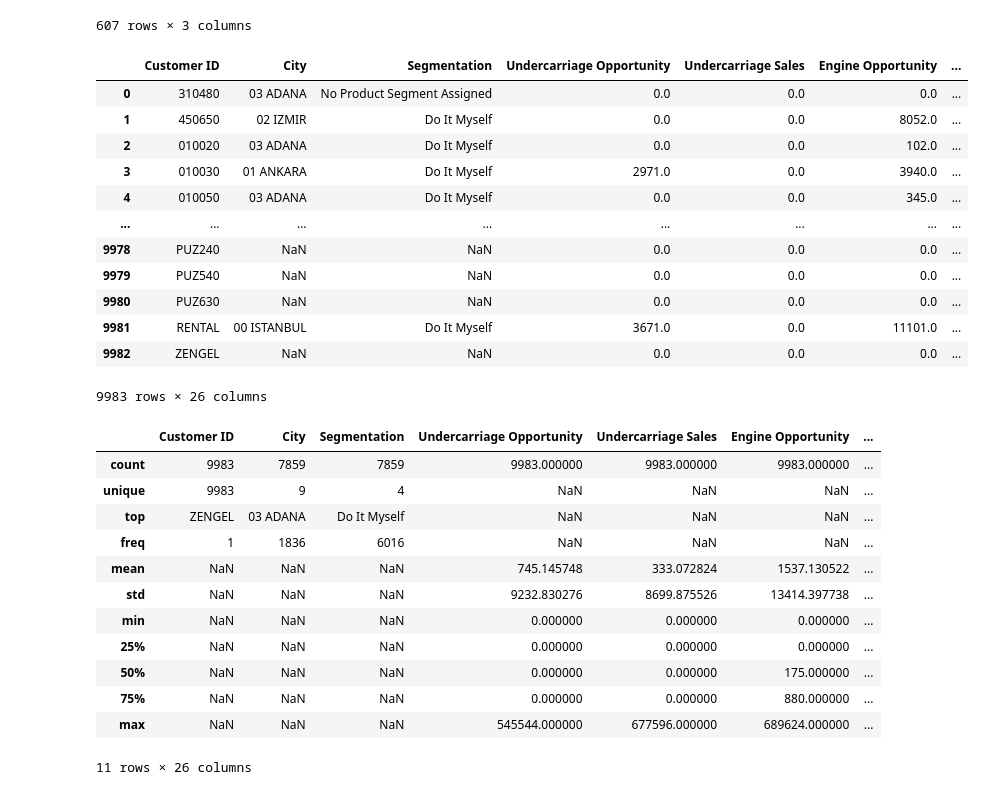
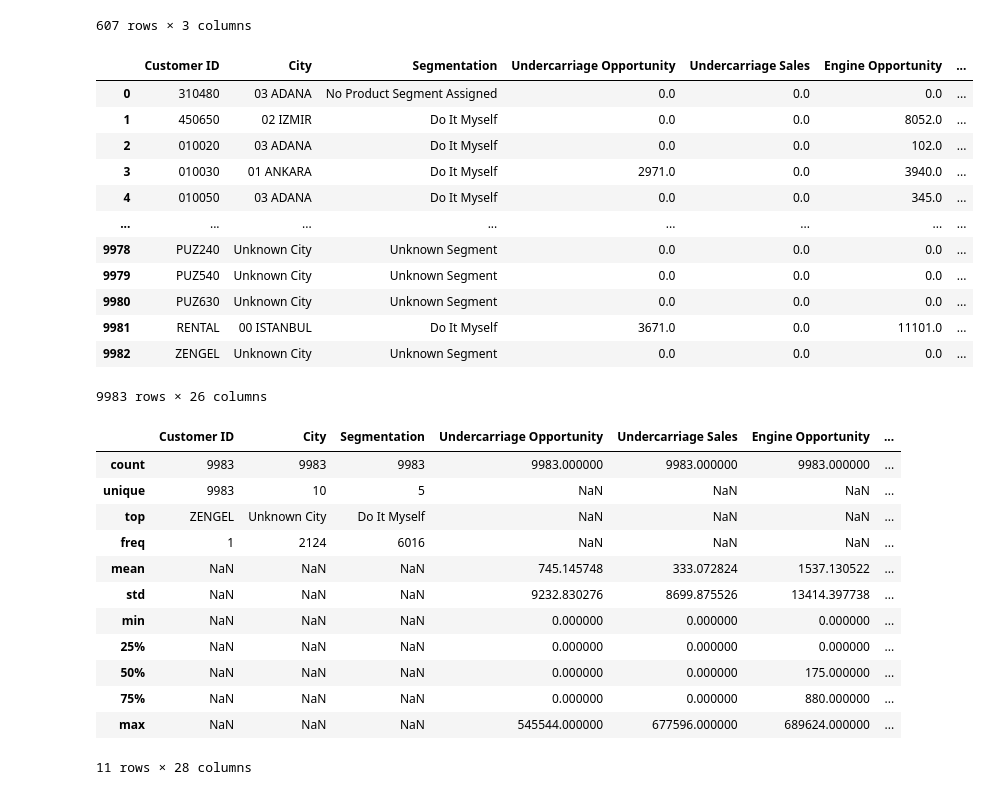
Before and after one commit to marulsnesamony/Portfolio, a Jupyter notebook: Python Code/Customer Opportunities and Sales- Part 1 - Cleaning the dataset.ipynb, the cells around one changed output. Cells and saved outputs as stored; diff of their text form; code cells hidden in the pictures.

```diff
--- a/Python Code/Customer Opportunities and Sales- Part 1 - Cleaning the dataset.ipynb
+++ b/Python Code/Customer Opportunities and Sales- Part 1 - Cleaning the dataset.ipynb
@@ -25,9 +25,9 @@ os.chdir("../Data")
 # os.getcwd()
 # Read each sheet of the input excel file into a dataframe
 # %%
-custdf = pd.read_excel("Vehicle Analysis.xlsx", sheet_name='Customer Opportunity')
-vehicledf = pd.read_excel("Vehicle Analysis.xlsx", sheet_name='Vehicle units')
-salesdf = pd.read_excel("Vehicle Analysis.xlsx", sheet_name='Sales channel')
+custdf = pd.read_excel("Sales Opp Analysis.xlsx", sheet_name='Customer Opportunity')
+vehicledf = pd.read_excel("Sales Opp Analysis.xlsx", sheet_name='Owned units')
+salesdf = pd.read_excel("Sales Opp Analysis.xlsx", sheet_name='Sales channel')
 # Vehicle Analysis
 # %%
 # Validate the Stats of the numerical columns in the dataset
@@ -450,47 +450,71 @@ sales_grp_df[~sales_grp_df['Customer ID'].isin(vehicle_grp_df['Customer ID'])]
 # All the dataframes are now at the grain of Customer. Combine the information in all to do a comprehensive analysis
 # these are the cleaned dataframes that need to be combined
 # customerdf, cust_grp_df, vehicle_grp_df, sales_grp_df
 
 # Store dataframes in a list
 dflist = [customerdf, cust_grp_df, vehicle_grp_df, sales_grp_df]
 
 all_cust_df = reduce(lambda left, right: pd.merge(left, right, on=['Customer ID'], how="outer"), dflist)
 # all_cust_df = customerdf.copy()
 # all_cust_df.merge(cust_grp_df, on=['Customer ID'], how="outer").merge(vehicle_grp_df, on=['Customer ID'], how="outer")
 
 # Due to outer join, columns that didn't have values in other dataframes have 'NaN' as the default value
 # Change the default 'NaN' value to 0 for numeric columns
 # Find the columns with numeric data types
 
 numeric_column_names = all_cust_df.select_dtypes(include=[np.number]).columns.tolist()
 
 # Change 'NaN' values to 0
 all_cust_df[numeric_column_names] = all_cust_df[numeric_column_names].fillna(0)
 
+# Fill Null Segmentation records with 'Unknown Segmentation'
+all_cust_df['Segmentation'] = all_cust_df['Segmentation'].fillna("Unknown Segment")
+
+# Fill Null City records with 'Unknown City'
+all_cust_df['City'] = all_cust_df['City'].fillna("Unknown City")
+
 # this is the cleaned dataset
 all_cust_df
 # %% [output]
 |  | Customer ID | City | Segmentation | Undercarriage Opportunity | Undercarriage Sales | Engine Opportunity | ... |
 | 0 | 310480 | 03 ADANA | No Product Segment Assigned | 0.0 | 0.0 | 0.0 | ... |
 | 1 | 450650 | 02 IZMIR | Do It Myself | 0.0 | 0.0 | 8052.0 | ... |
 | 2 | 010020 | 03 ADANA | Do It Myself | 0.0 | 0.0 | 102.0 | ... |
 | 3 | 010030 | 01 ANKARA | Do It Myself | 2971.0 | 0.0 | 3940.0 | ... |
 | 4 | 010050 | 03 ADANA | Do It Myself | 0.0 | 0.0 | 345.0 | ... |
 | ... | ... | ... | ... | ... | ... | ... | ... |
-| 9978 | PUZ240 | NaN | NaN | 0.0 | 0.0 | 0.0 | ... |
-| 9979 | PUZ540 | NaN | NaN | 0.0 | 0.0 | 0.0 | ... |
-| 9980 | PUZ630 | NaN | NaN | 0.0 | 0.0 | 0.0 | ... |
+| 9978 | PUZ240 | Unknown City | Unknown Segment | 0.0 | 0.0 | 0.0 | ... |
+| 9979 | PUZ540 | Unknown City | Unknown Segment | 0.0 | 0.0 | 0.0 | ... |
+| 9980 | PUZ630 | Unknown City | Unknown Segment | 0.0 | 0.0 | 0.0 | ... |
 | 9981 | RENTAL | 00 ISTANBUL | Do It Myself | 3671.0 | 0.0 | 11101.0 | ... |
-| 9982 | ZENGEL | NaN | NaN | 0.0 | 0.0 | 0.0 | ... |
+| 9982 | ZENGEL | Unknown City | Unknown Segment | 0.0 | 0.0 | 0.0 | ... |
 9983 rows × 26 columns
 # %%
+# Verifying that all the Sales and Opportunity of all the Parts are captured in the Parts Sales and Parts Opportunity columns
+# Total Parts Sales
+# List of columns that are part of Total Parts Sales
+
+sales_cols = ['Undercarriage Sales', 'Engine Sales', 'Drive Train Sales', 'Hydraulics Sales', 'Filters & Fluids Sales', 'Maintenance Parts and Supplies Sales', 'Structural, Appearance, and Other Parts Sales', 'GET Sales']
+all_cust_df['Total Parts Sales'] = all_cust_df[sales_cols].sum(axis=1)
+
+# all_cust_df[all_cust_df['Parts Sales'] > all_cust_df['Total Parts Sales']]
+# There are around 747 customers with Total Parts Sales less than Parts Sales when 'GET Sales' was not included. In these cases, use the value from Parts Sales
+# all_cust_df['Total Parts Sales'] = np.where(all_cust_df['Parts Sales'] > all_cust_df['Total Parts Sales'], all_cust_df['Parts Sales'], all_cust_df['Total Parts Sales'])
+
+# Similarly calculate the Total Opportunity for Parts
+Opp_cols = ['Undercarriage Opportunity', 'Engine Opportunity', 'Drive Train Opportunity', 'Hydraulics  Opportunity', 'Filters & Fluids Opportunity', 'Maintenance Parts and Supplies Opportunity', 'Structural, Appearance, and Other Parts Opportunity', 'GET  Opportunity']
+all_cust_df['Total Parts Opportunity'] = all_cust_df[Opp_cols].sum(axis=1)
+
 all_cust_df.describe(include = "all")
+
+#all_cust_df[all_cust_df['Parts Opportunity'] != all_cust_df['Total Parts Opportunity']]  #0 records
+#all_cust_df[all_cust_df['Parts Sales'] != all_cust_df['Total Parts Sales']] # 0 records
 # %% [output]
 |  | Customer ID | City | Segmentation | Undercarriage Opportunity | Undercarriage Sales | Engine Opportunity | ... |
-| count | 9983 | 7859 | 7859 | 9983.000000 | 9983.000000 | 9983.000000 | ... |
-| unique | 9983 | 9 | 4 | NaN | NaN | NaN | ... |
-| top | ZENGEL | 03 ADANA | Do It Myself | NaN | NaN | NaN | ... |
-| freq | 1 | 1836 | 6016 | NaN | NaN | NaN | ... |
+| count | 9983 | 9983 | 9983 | 9983.000000 | 9983.000000 | 9983.000000 | ... |
+| unique | 9983 | 10 | 5 | NaN | NaN | NaN | ... |
+| top | ZENGEL | Unknown City | Do It Myself | NaN | NaN | NaN | ... |
+| freq | 1 | 2124 | 6016 | NaN | NaN | NaN | ... |
 | mean | NaN | NaN | NaN | 745.145748 | 333.072824 | 1537.130522 | ... |
 | std | NaN | NaN | NaN | 9232.830276 | 8699.875526 | 13414.397738 | ... |
 | min | NaN | NaN | NaN | 0.000000 | 0.000000 | 0.000000 | ... |
@@ -498,4 +522,4 @@ all_cust_df.describe(include = "all")
 | 50% | NaN | NaN | NaN | 0.000000 | 0.000000 | 175.000000 | ... |
 | 75% | NaN | NaN | NaN | 0.000000 | 0.000000 | 880.000000 | ... |
 | max | NaN | NaN | NaN | 545544.000000 | 677596.000000 | 689624.000000 | ... |
-11 rows × 26 columns
+11 rows × 28 columns
```
Also changed, not shown: parts of 8 cells of this notebook.
